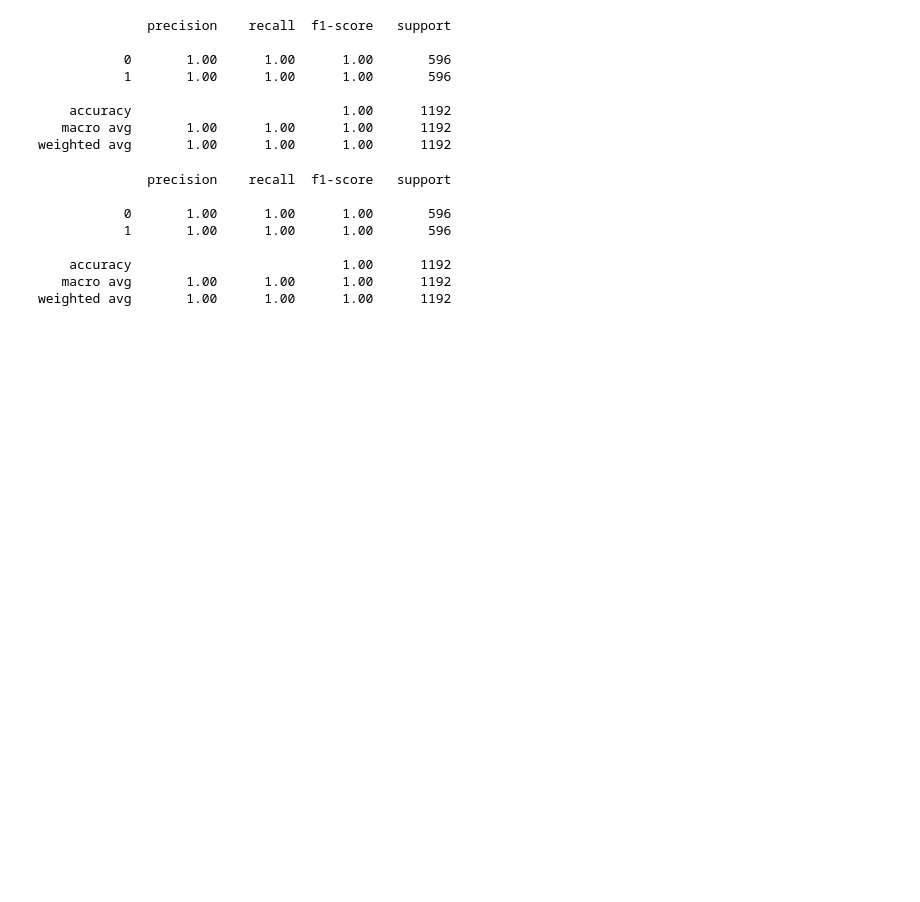
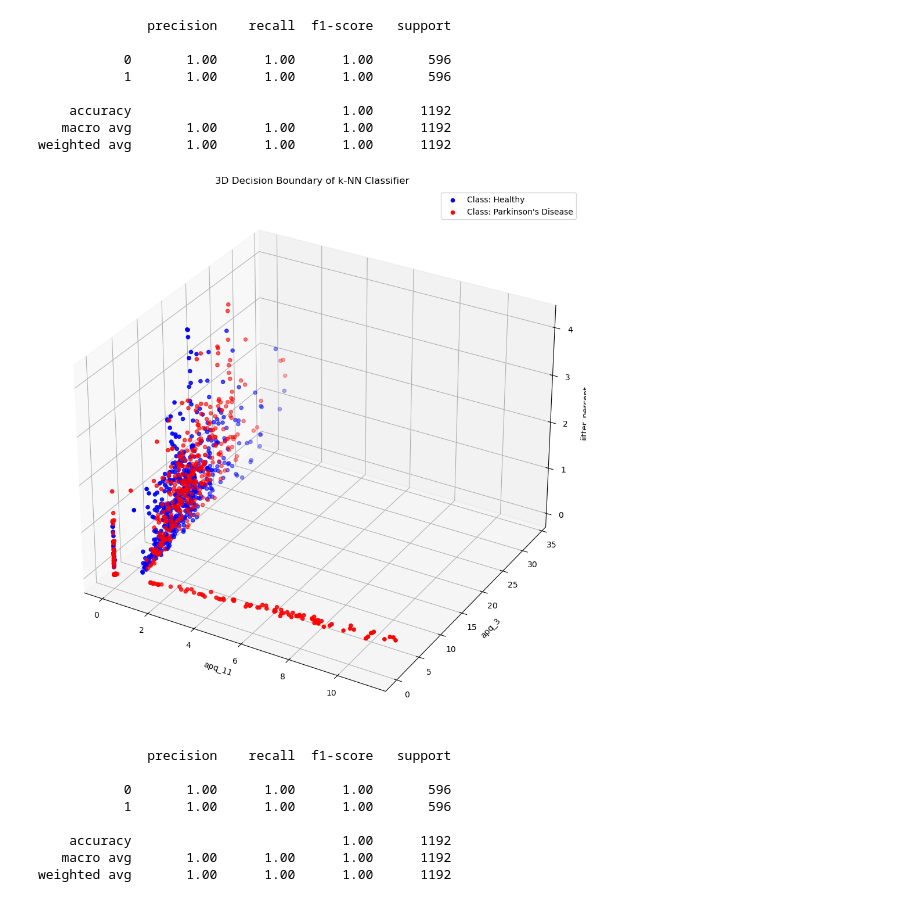
Before and after one commit to marianne-manaog/parkinson-detector, a Jupyter notebook: notebooks/PD_detector_pipeline_w_Cassandra.ipynb, the cells around one changed output. Drawn from its saved outputs; the diff is of its cells as text; code cells hidden in the pictures; blank space fills up the shorter version.

Commit message:
Add explainability analysis for both KNN and GBT classifiers

```diff
--- a/notebooks/PD_detector_pipeline_w_Cassandra.ipynb
+++ b/notebooks/PD_detector_pipeline_w_Cassandra.ipynb
@@ -271,6 +273,61 @@ print(classification_report(train_labels, train_predictions_from_KNN))
     accuracy                           1.00      1192
    macro avg       1.00      1.00      1.00      1192
 weighted avg       1.00      1.00      1.00      1192
+# %%
+# Create a mesh grid of points in the feature space
+x_min, x_max = train_features.iloc[:, 0].min() - 1, train_features.iloc[:, 0].max() + 1
+y_min, y_max = train_features.iloc[:, 1].min() - 1, train_features.iloc[:, 1].max() + 1
+z_min, z_max = train_features.iloc[:, 2].min() - 1, train_features.iloc[:, 2].max() + 1
+xx, yy, zz = np.meshgrid(
+    np.arange(x_min, x_max, 0.1),
+    np.arange(y_min, y_max, 0.1),
+    np.arange(z_min, z_max, 0.1)
+)
+
+# Predict the class labels for the mesh grid points
+mesh_grid_points = np.c_[xx.ravel(), yy.ravel(), zz.ravel()]
+Z = best_knn_classifier.predict(mesh_grid_points)
+
+# Reshape Z to match the shape of xx, yy, zz
+Z = Z.reshape(xx.shape)
+
+# Create a 3D plot
+fig = plt.figure(figsize=(14, 12))
+ax = fig.add_subplot(111, projection='3d')
+
+# Convert labels to a NumPy array
+train_labels_array = train_labels.to_numpy()
+
+# Plot the decision boundary by plotting individual data points
+for label in np.unique(train_labels_array):
+    indices = train_labels_array == label
+    if label == 0:
+        label_text = 'Healthy'
+        color = 'blue'
+    else:
+        label_text = "Parkinson's Disease"
+        color = 'red'
+
+    ax.scatter(
+        train_features.iloc[indices, 0],
+        train_features.iloc[indices, 1],
+        train_features.iloc[indices, 2],
+        label=f'Class: {label_text}',
+        color=color,  # Set color based on class
+    )
+
+# Set labels and title
+ax.set_xlabel(train_features.columns[0])
+ax.set_ylabel(train_features.columns[1])
+ax.set_zlabel(train_features.columns[2], labelpad=6)  # Adjust labelpad to display the Z-label
+ax.set_title('3D Decision Boundary of k-NN Classifier')
+
+# Show the legend
+ax.legend()
+
+plt.show()
+# %% [output]
+[figure, added]
 # %%
 train_probas_from_KNN = best_knn_classifier.predict_proba(train_features)
 
```
Also changed, not shown: parts of 5 cells of this notebook, 3 other files.
